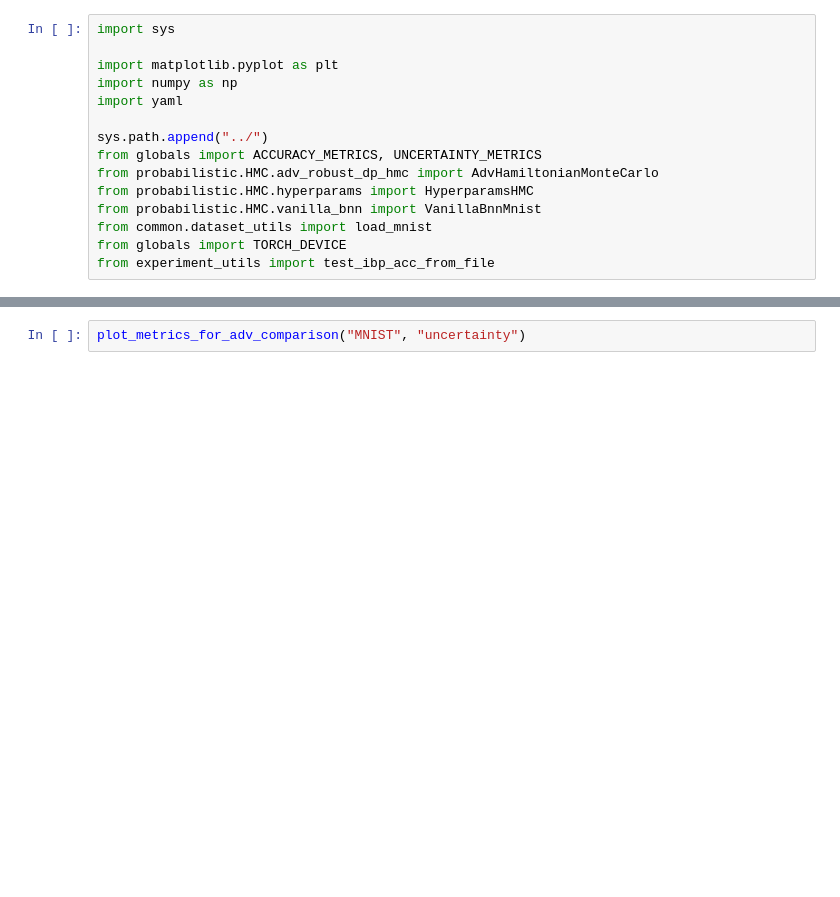
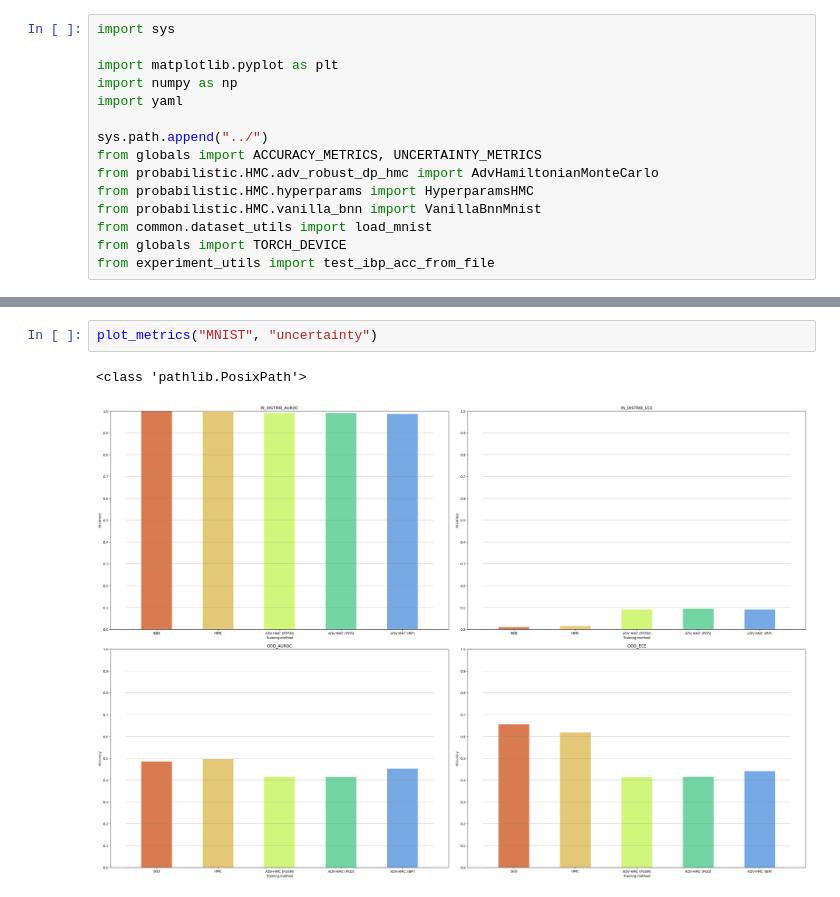
Before and after one commit to Mihneaghitu/RobustnessPrivacyTradeoffInBNNs, a Jupyter notebook: experiments/plots.ipynb, the cells around one changed output, grey strips where cells are left out. Cells and saved outputs as stored; diff of their text form; blank space fills up the shorter version.

```diff
--- a/experiments/plots.ipynb
+++ b/experiments/plots.ipynb
@@ -52,5 +58,8 @@ plot_metrics_for_adv_comparison("MNIST")
 # %%
-plot_metrics_for_adv_comparison("MNIST", "uncertainty")
+plot_metrics("MNIST", "uncertainty")
+# %% [output]
+<class 'pathlib.PosixPath'>
+[figure, added]
 # %%
 vanilla_bnn = VanillaBnnMnist().to(TORCH_DEVICE)
 train_data, test_data = load_mnist()
```
Also changed, not shown: parts of 6 cells of this notebook, 7 other files.
